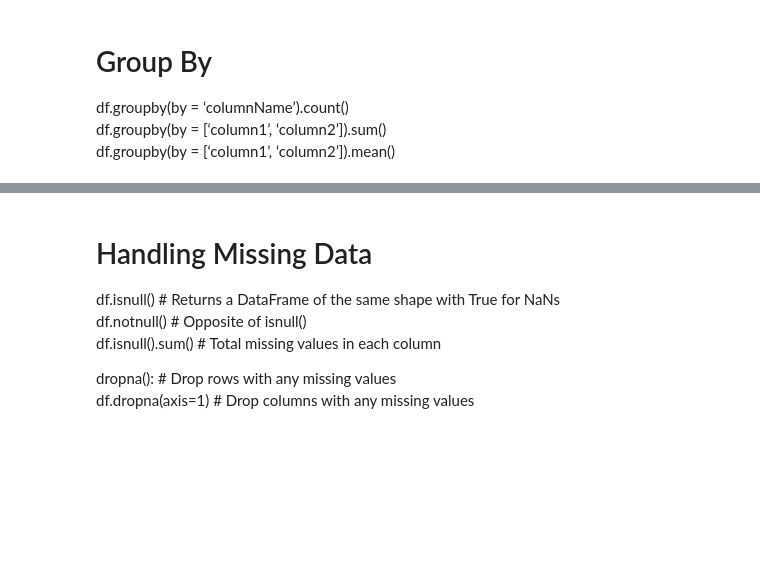
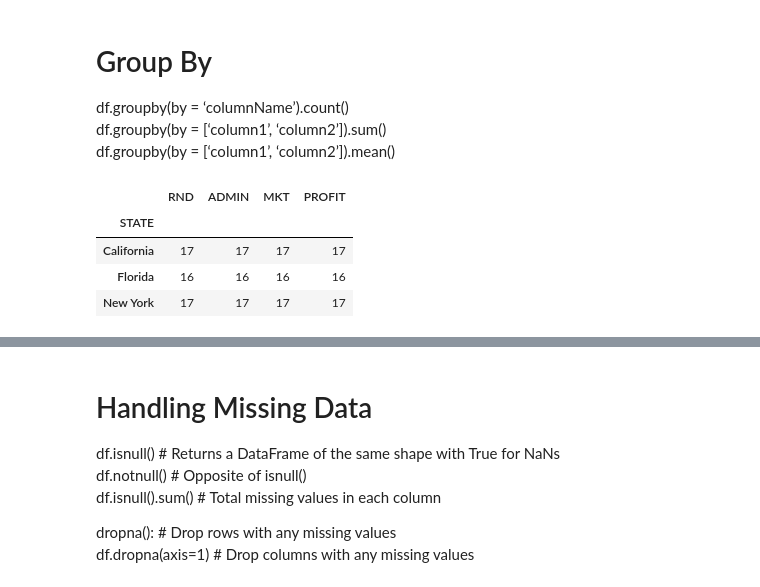
Before and after one commit to SachinGunjal001/Python-for-Machine-Learning, a Jupyter notebook: DataFrame_Pandas.ipynb, the cells around one changed output, grey strips where cells are left out. Saved outputs shown, nothing was run; the diff lists cells and outputs as text; code cells hidden in the pictures; blank space fills up the shorter version.

```diff
--- a/DataFrame_Pandas.ipynb
+++ b/DataFrame_Pandas.ipynb
@@ -505,3 +508,11 @@ Name: AirBags, Length: 93, dtype: bool
 df.groupby(by = ‘columnName’).count() <br>
 df.groupby(by = [‘column1’, ‘column2’]).sum() <br>
 df.groupby(by = [‘column1’, ‘column2’]).mean()<br>
+# %%
+df.groupby(by = 'STATE').count()
+# %% [output]
+|  | RND | ADMIN | MKT | PROFIT |
+| STATE |  |  |  |  |
+| California | 17 | 17 | 17 | 17 |
+| Florida | 16 | 16 | 16 | 16 |
+| New York | 17 | 17 | 17 | 17 |
```
Also changed, not shown: parts of 10 cells of this notebook.
